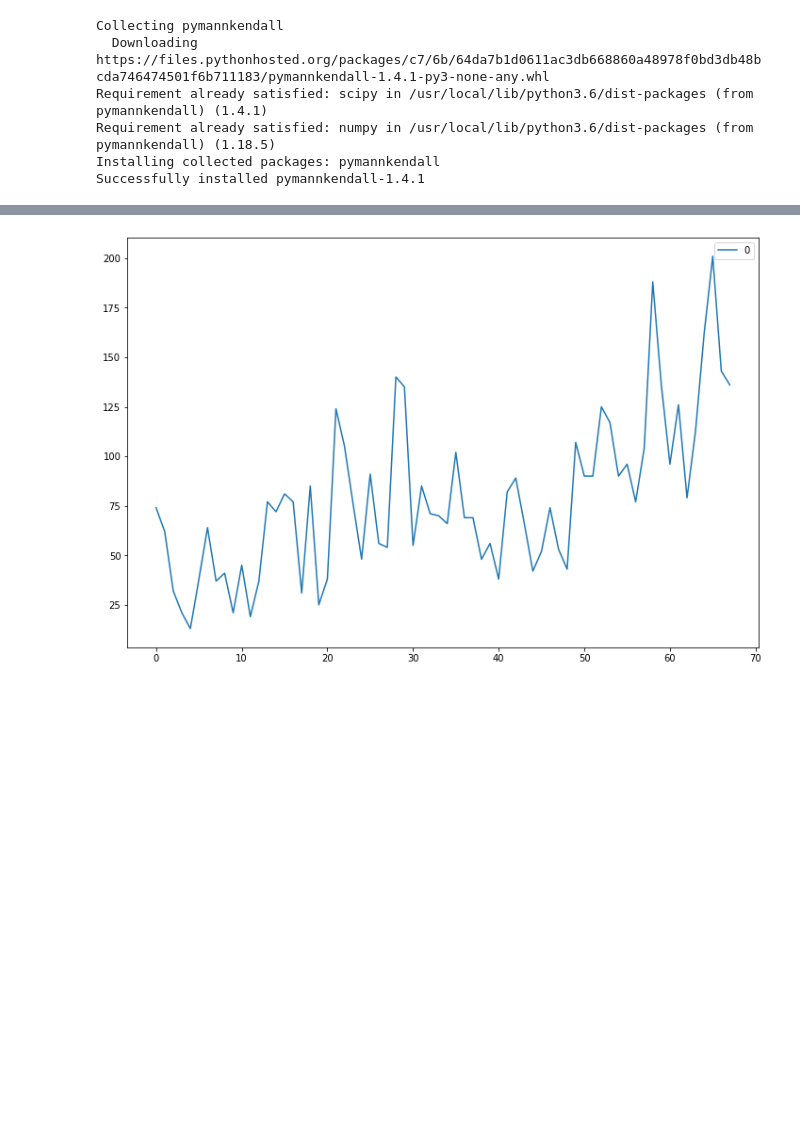
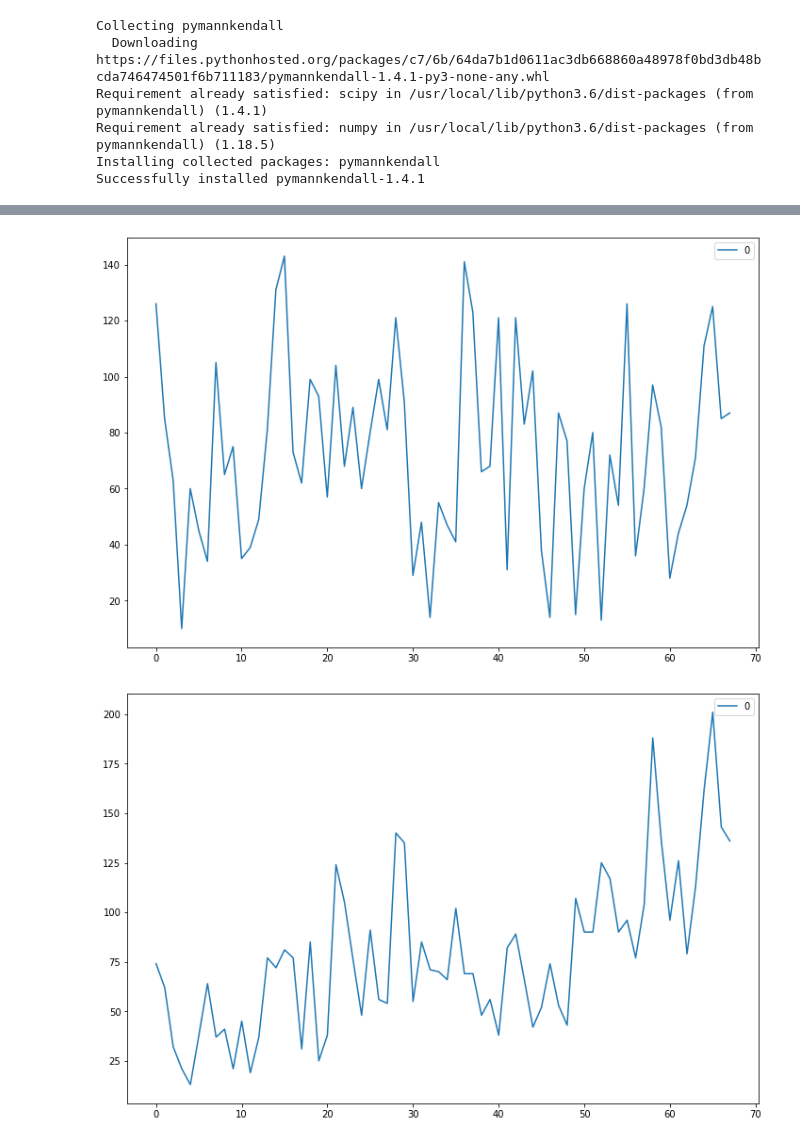
Before and after one commit to adityaiiith/Independent_Proj, a Jupyter notebook: ind_proj.ipynb, the cells around one changed output, grey strips where cells are left out. Saved outputs shown, nothing was run; the diff lists cells and outputs as text; code cells hidden in the pictures; blank space fills up the shorter version.

```diff
--- a/ind_proj.ipynb
+++ b/ind_proj.ipynb
@@ -113,3 +142,8 @@ import statsmodels.api as sm
+# %%
+df2 = pd.DataFrame(d2["WSDI"][80][50])
+df2.plot(figsize=(12,8));
+# %% [output]
+[figure, added]
 # %%
 df2 = pd.DataFrame(d2["WSDI"][40][50])
 df2.plot(figsize=(12,8));
```
Also changed, not shown: parts of 9 cells of this notebook.
